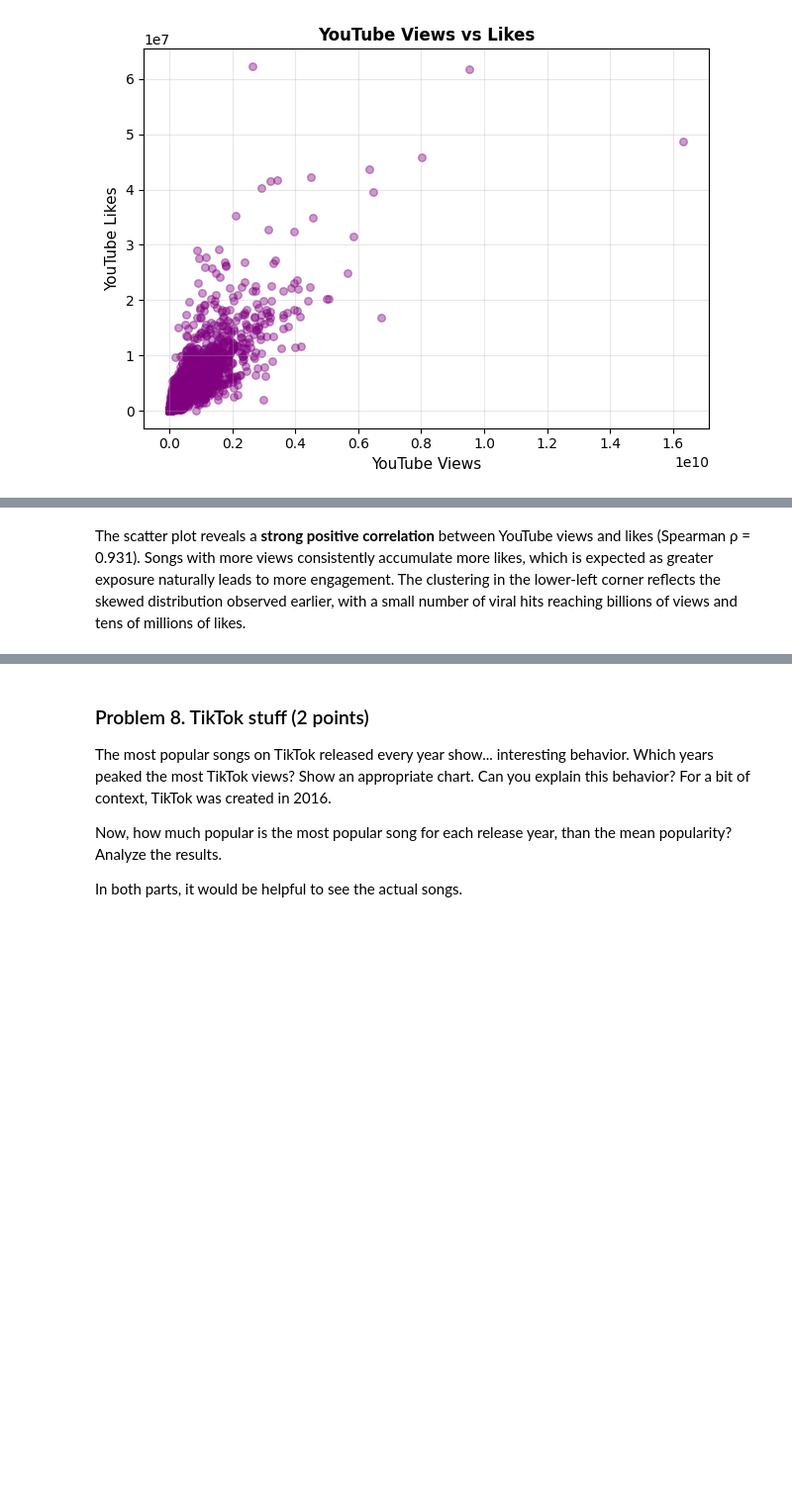
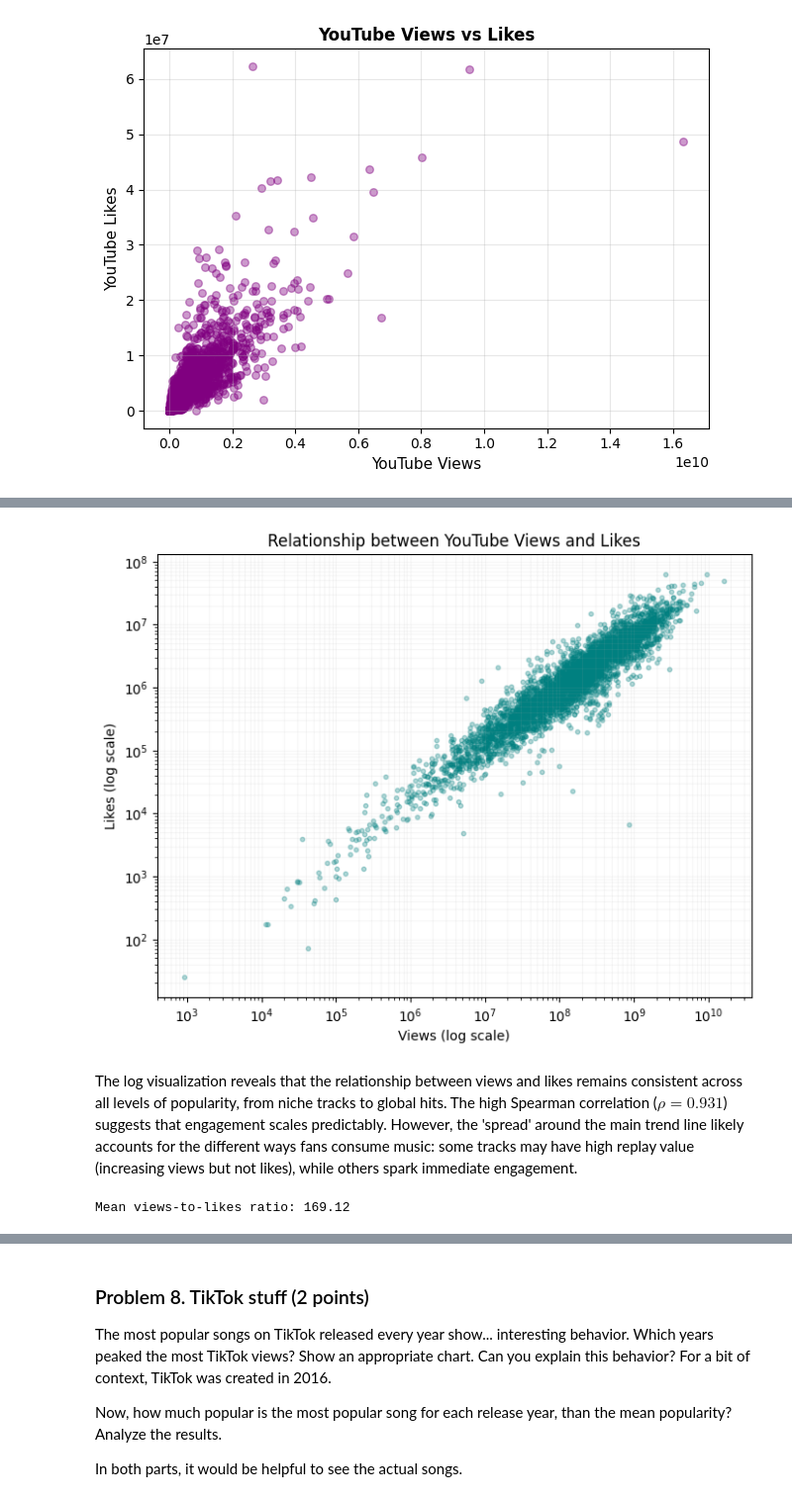
Before and after one commit to VladoDev03/data-science-softuni, a Jupyter notebook: 02-data-visualization-exploratory-data-analysis/Data Visualization and EDA Lab.ipynb, the cells around one changed output, grey strips where cells are left out. Shown at 99% size. Drawn from its saved outputs; the diff is of its cells as text; code cells hidden in the pictures; blank space fills up the shorter version.

```diff
--- a/02-data-visualization-exploratory-data-analysis/Data Visualization and EDA Lab.ipynb
+++ b/02-data-visualization-exploratory-data-analysis/Data Visualization and EDA Lab.ipynb
@@ -562,6 +564,24 @@ plt.show()
+# %%
+plt.figure(figsize=(8, 6))
+plt.scatter(youtube_data.youtube_views, youtube_data.youtube_likes, alpha=0.3, s=10, color='teal')
+
+plt.xscale("log")
+plt.yscale("log")
+
+plt.title("Relationship between YouTube Views and Likes")
+plt.xlabel("Views (log scale)")
+plt.ylabel("Likes (log scale)")
+plt.grid(True, which="both", ls="-", alpha=0.1)
+plt.show()
+# %% [output]
+[figure, added]
 # %% [markdown]
-The scatter plot reveals a **strong positive correlation** between YouTube views and likes
-(Spearman ρ = 0.931). Songs with more views consistently accumulate more likes, which is
-expected as greater exposure naturally leads to more engagement. The clustering in the
-lower-left corner reflects the skewed distribution observed earlier, with a small number
-of viral hits reaching billions of views and tens of millions of likes.
+The log visualization reveals that the relationship between views and likes remains consistent across all levels of popularity, from niche tracks to global hits. The high Spearman correlation ($\rho = 0.931$) suggests that engagement scales predictably. However, the 'spread' around the main trend line likely accounts for the different ways fans consume music: some tracks may have high replay value (increasing views but not likes), while others spark immediate engagement.
+# %%
+# Mean ratio
+ratio = youtube_data.youtube_views / youtube_data.youtube_likes
+mean_ratio = ratio.mean()
+
+print(f"Mean views-to-likes ratio: {mean_ratio:.2f}")
+# %% [output]
+Mean views-to-likes ratio: 169.12
```
Also changed, not shown: parts of 10 cells of this notebook.
